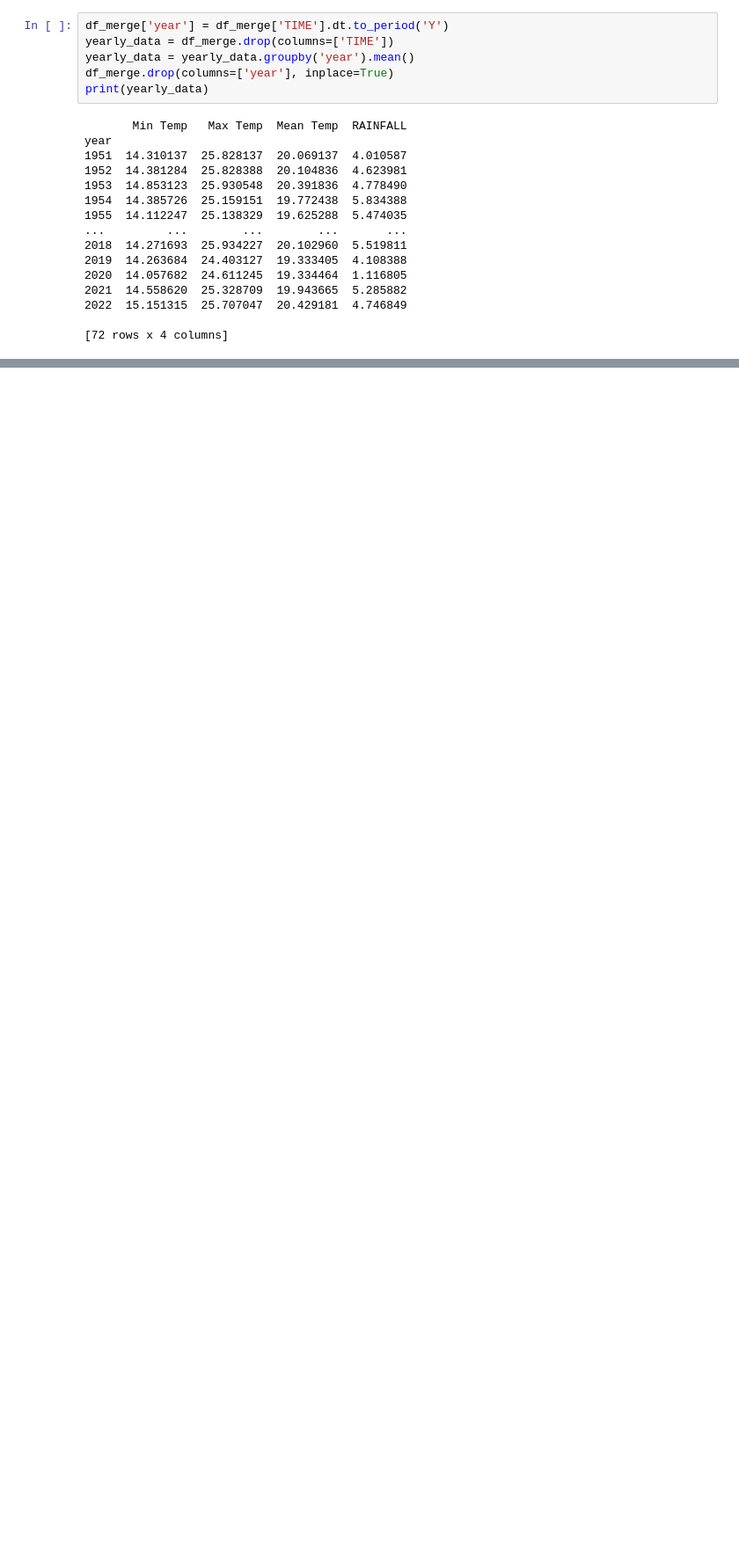
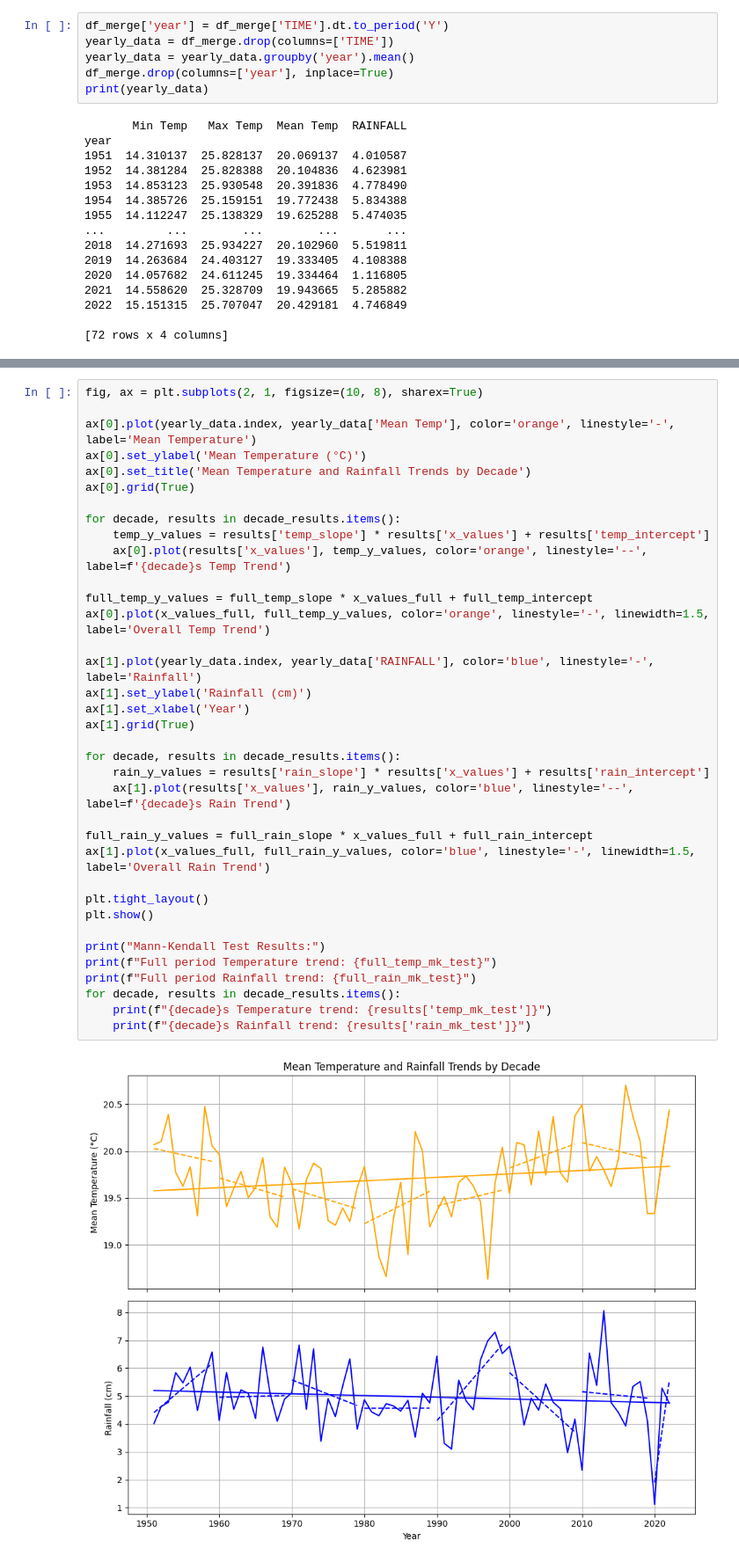
Before and after one commit to pranavkoka/Melting-Glaciers-Capstone, a Jupyter notebook: features.ipynb, the cells around one changed output, grey strips where cells are left out. Shown at 88% size. Cells and saved outputs as stored; diff of their text form; blank space fills up the shorter version.

```diff
--- a/features.ipynb
+++ b/features.ipynb
@@ -91,0 +163,38 @@ year
+# %%
+fig, ax = plt.subplots(2, 1, figsize=(10, 8), sharex=True)
+
+ax[0].plot(yearly_data.index, yearly_data['Mean Temp'], color='orange', linestyle='-', label='Mean Temperature')
+ax[0].set_ylabel('Mean Temperature (°C)')
+ax[0].set_title('Mean Temperature and Rainfall Trends by Decade')
+ax[0].grid(True)
+
+for decade, results in decade_results.items():
+    temp_y_values = results['temp_slope'] * results['x_values'] + results['temp_intercept']
+    ax[0].plot(results['x_values'], temp_y_values, color='orange', linestyle='--', label=f'{decade}s Temp Trend')
+
+full_temp_y_values = full_temp_slope * x_values_full + full_temp_intercept
+ax[0].plot(x_values_full, full_temp_y_values, color='orange', linestyle='-', linewidth=1.5, label='Overall Temp Trend')
+
+ax[1].plot(yearly_data.index, yearly_data['RAINFALL'], color='blue', linestyle='-', label='Rainfall')
+ax[1].set_ylabel('Rainfall (cm)')
+ax[1].set_xlabel('Year')
+ax[1].grid(True)
+
+for decade, results in decade_results.items():
+    rain_y_values = results['rain_slope'] * results['x_values'] + results['rain_intercept']
+    ax[1].plot(results['x_values'], rain_y_values, color='blue', linestyle='--', label=f'{decade}s Rain Trend')
+
+full_rain_y_values = full_rain_slope * x_values_full + full_rain_intercept
+ax[1].plot(x_values_full, full_rain_y_values, color='blue', linestyle='-', linewidth=1.5, label='Overall Rain Trend')
+
+plt.tight_layout()
+plt.show()
+
+print("Mann-Kendall Test Results:")
+print(f"Full period Temperature trend: {full_temp_mk_test}")
+print(f"Full period Rainfall trend: {full_rain_mk_test}")
+for decade, results in decade_results.items():
+    print(f"{decade}s Temperature trend: {results['temp_mk_test']}")
+    print(f"{decade}s Rainfall trend: {results['rain_mk_test']}")
+# %% [output]
+[figure, added]
```
Also changed, not shown: parts of 6 cells of this notebook.
